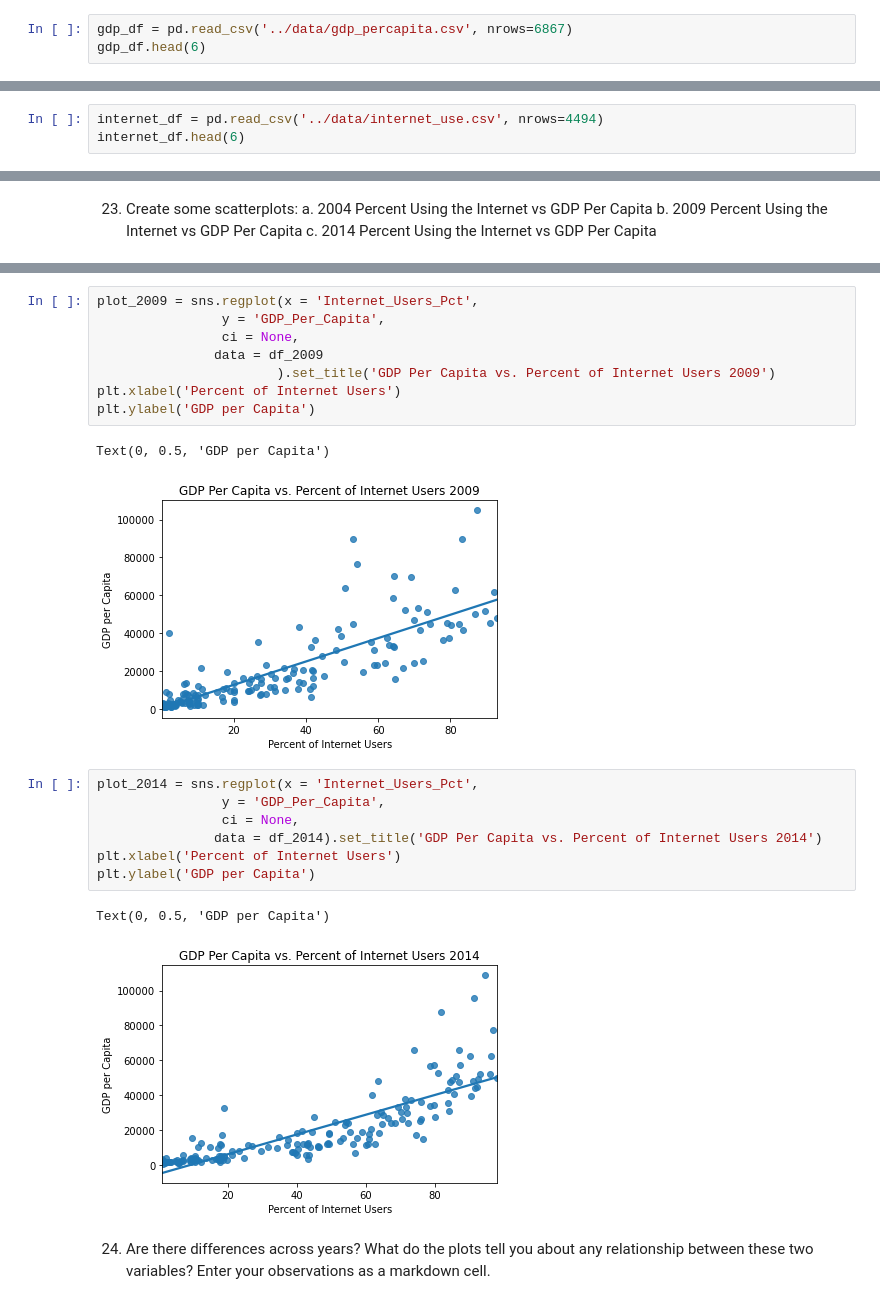
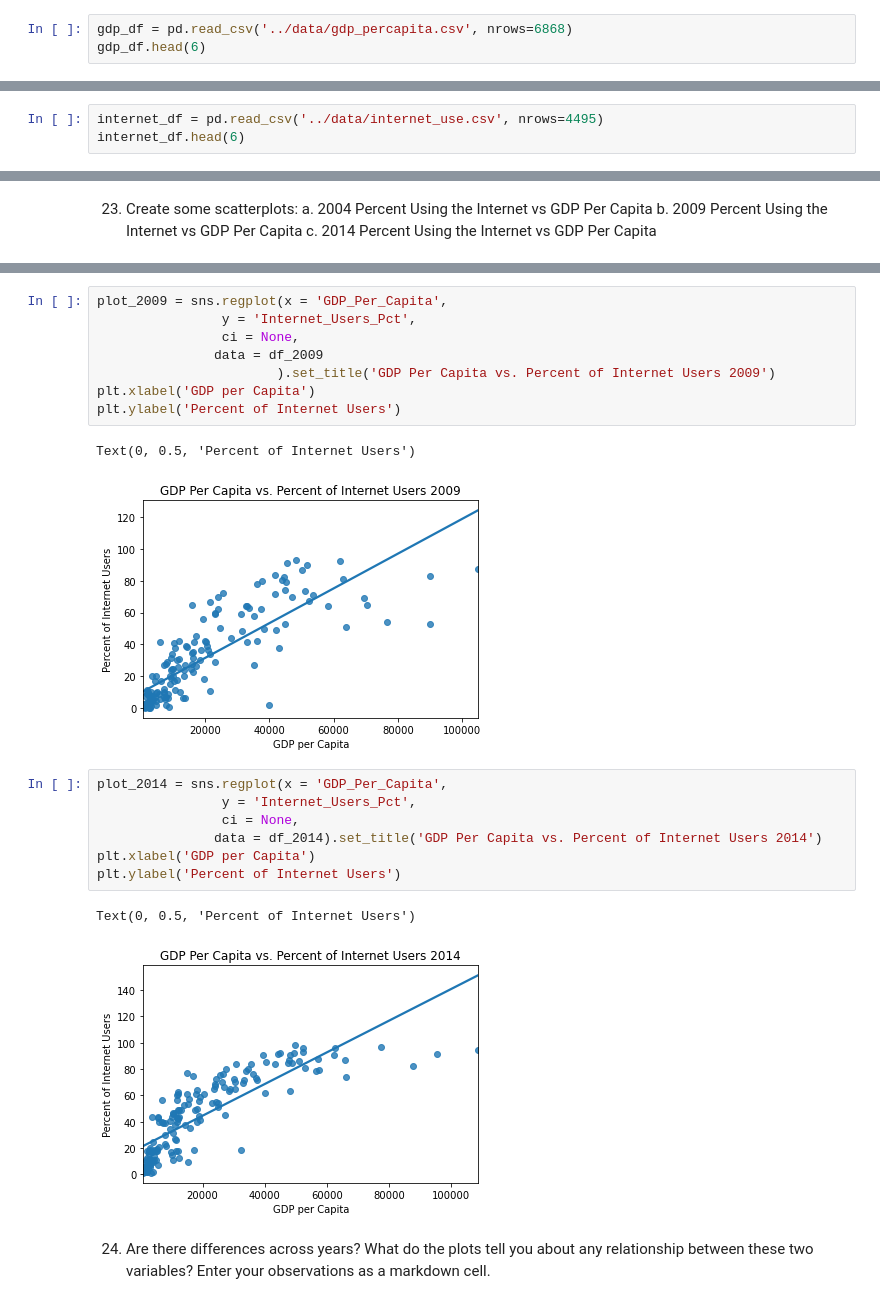
Before and after one commit to chrismack698/gdp-and-internet-usage-chrismack698, a Jupyter notebook: notebook/Python_GDP_Internet_Project.ipynb, the cells around one changed output, grey strips where cells are left out. Saved outputs shown, nothing was run; the diff lists cells and outputs as text.

```diff
--- a/notebook/Python_GDP_Internet_Project.ipynb
+++ b/notebook/Python_GDP_Internet_Project.ipynb
@@ -18,7 +18,7 @@ import seaborn as sns
 # %% [markdown]
 5. Using the pandas read_csv() method, read the GDP dataset into your notebook as a DataFrame called gdp_df. Take a look at the first 6 rows.
 # %%
-gdp_df = pd.read_csv('../data/gdp_percapita.csv', nrows=6867)
+gdp_df = pd.read_csv('../data/gdp_percapita.csv', nrows=6868)
 gdp_df.head(6)
 # %% [output]
 |  | Country or Area | Year | Value | Value Footnotes |
@@ -31,7 +31,7 @@ gdp_df.head(6)
 # %% [markdown]
 6. Repeat for the internet use dataset. Call this DataFrame internet_df. Take a look at the first six rows.
 # %%
-internet_df = pd.read_csv('../data/internet_use.csv', nrows=4494)
+internet_df = pd.read_csv('../data/internet_use.csv', nrows=4495)
 internet_df.head(6)
 # %% [output]
 |  | Country or Area | Year | Value | Value Footnotes |
@@ -357,24 +357,24 @@ Text(0, 0.5, 'GDP per Capita')
 # %%
-plot_2009 = sns.regplot(x = 'Internet_Users_Pct',
-                y = 'GDP_Per_Capita',
+plot_2009 = sns.regplot(x = 'GDP_Per_Capita',
+                y = 'Internet_Users_Pct',
                 ci = None,
                data = df_2009
                        ).set_title('GDP Per Capita vs. Percent of Internet Users 2009')
-plt.xlabel('Percent of Internet Users')
-plt.ylabel('GDP per Capita')
+plt.xlabel('GDP per Capita')
+plt.ylabel('Percent of Internet Users')
 # %% [output]
-Text(0, 0.5, 'GDP per Capita')
+Text(0, 0.5, 'Percent of Internet Users')
-[figure, old version]
+[figure, new version]
 # %%
-plot_2014 = sns.regplot(x = 'Internet_Users_Pct',
-                y = 'GDP_Per_Capita',
+plot_2014 = sns.regplot(x = 'GDP_Per_Capita',
+                y = 'Internet_Users_Pct',
                 ci = None,
                data = df_2014).set_title('GDP Per Capita vs. Percent of Internet Users 2014')
-plt.xlabel('Percent of Internet Users')
-plt.ylabel('GDP per Capita')
+plt.xlabel('GDP per Capita')
+plt.ylabel('Percent of Internet Users')
 # %% [output]
-Text(0, 0.5, 'GDP per Capita')
+Text(0, 0.5, 'Percent of Internet Users')
-[figure, old version]
+[figure, new version]
 # %% [markdown]
 24. Are there differences across years? What do the plots tell you about any relationship between these two variables? Enter your observations as a markdown cell.
 # %% [markdown]
```
Also changed, not shown: parts of 5 cells of this notebook.
